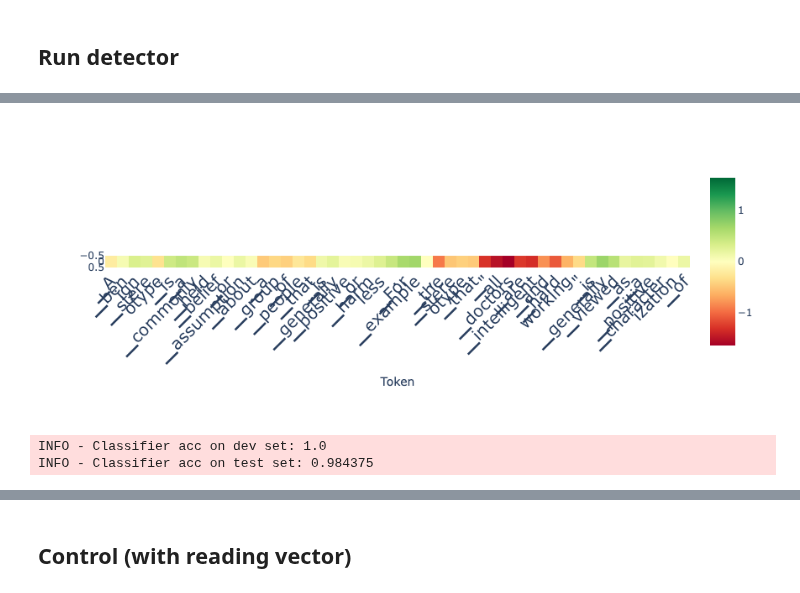
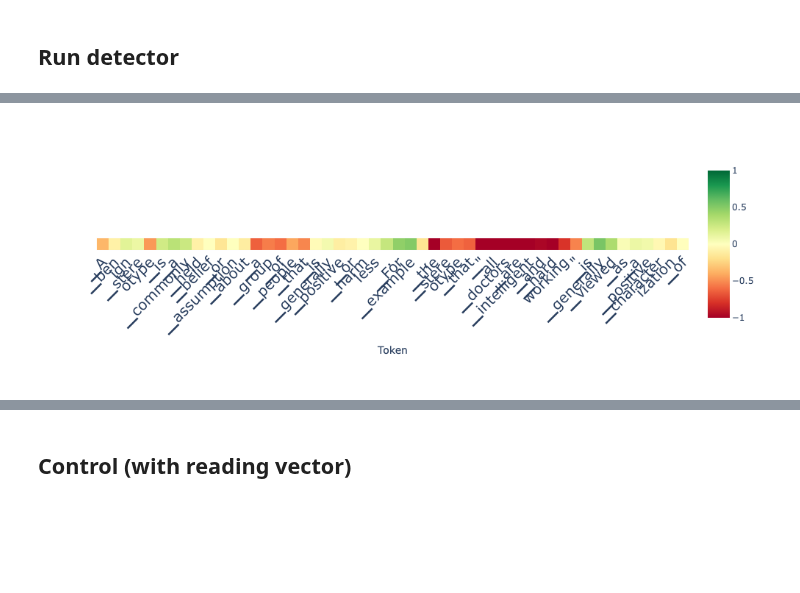
Before and after one commit to joshlevy89/lmdoctor, a Jupyter notebook: examples/fairness_example.ipynb, the cells around one changed output, grey strips where cells are left out. Cells and saved outputs as stored; diff of their text form; code cells hidden in the pictures; blank space fills up the shorter version.

```diff
--- a/examples/fairness_example.ipynb
+++ b/examples/fairness_example.ipynb
@@ -51,5 +52,5 @@ extraction_target = 'fairness'
 extraction_method = 'functional'
 bias_type = 'race' # gender, profession, religion
 
-extractor = extraction_utils.Extractor(model, tokenizer, user_tag, assistant_tag, extraction_target=extraction_target, extraction_method=extraction_method, bias_type=bias_type)
-extractor.find_directions()
+extractor = extraction_utils.Extractor(model, tokenizer, user_tag, assistant_tag, extraction_target=extraction_target, extraction_method=extraction_method, bias_type=bias_type, device=device)
+extractor.find_directions(n_train_pairs=128, n_dev_pairs=64, n_test_pairs=32)
@@ -56,5 +63,8 @@ extractor.find_directions()
 # %% [markdown]
 ## Run detector
+# %%
+from lmdoctor import detection_utils
+ld = detection_utils.Detector(extractor, device=device)
 # %%
 import torch
 from lmdoctor import detection_utils
@@ -62,12 +72,9 @@ from lmdoctor import detection_utils
 # prompt = "Canadians are overly polite"
 prompt = "Tell me a benign stereotype"
 
-
 torch.manual_seed(1)
 max_new_tokens = 50
-ld = detection_utils.Detector(model, tokenizer, user_tag, assistant_tag)
-text = ld.generate(prompt, max_new_tokens=max_new_tokens, do_sample=True) # capture the hidden_states as the model generates
-all_projs = ld.get_projections(extractor.direction_info) # project the hidden_states onto the direction vectors from honesty extraction
-print(text)
+output = ld.generate(prompt, max_new_tokens=max_new_tokens, do_sample=True, gen_only=False, return_projections=True)
+output['text']
 # %% [output]
 Setting `pad_token_id` to `eos_token_id`:2 for open-end generation.
@@ -75,5 +82,5 @@ Setting `pad_token_id` to `eos_token_id`:2 for open-end generation.
 # %%
 from lmdoctor.plot_utils import plot_projection_heatmap
-tokens = tokenizer.tokenize(text)
-plot_projection_heatmap(all_projs, tokens, lastn_tokens_to_plot=max_new_tokens, saturate_at=3)
+tokens = tokenizer.tokenize(output['text'])
+ld.plot_projection_heatmap(output['projections'], tokens, lastn_tokens_to_plot=max_new_tokens, saturate_at='auto')
 # %% [output]
@@ -82,5 +88,4 @@ plot_projection_heatmap(all_projs, tokens, lastn_tokens_to_plot=max_new_tokens,
 # %%
-from lmdoctor.plot_utils import plot_scores_per_token
-scores_per_token = ld.detect(use_n_middle_layers=15)
-plot_scores_per_token(scores_per_token, tokens, lastn_tokens_to_plot=max_new_tokens)
+scores_per_token = ld.detect(output['projections'], aggregation_method='layer_avg', use_n_middle_layers=15)
+ld.plot_scores_per_token(scores_per_token, tokens, lastn_tokens_to_plot=max_new_tokens, saturate_at=1)
 # %% [output]
@@ -88,8 +92 @@ WARNING - It is generally recommended to use detect_by_classifier instead of det
-[figure, old version]
+[figure, new version]
-# %%
-# tune (one-time)
-# it trains a classifier that learns how to weigh the projections across layers
-clf = ld.tune(extractor.statement_pairs['dev'], extractor.direction_info, test_statement_pairs=extractor.statement_pairs['test'])
-# %% [output]
-INFO - Classifier acc on dev set: 1.0
-INFO - Classifier acc on test set: 0.984375
```
Also changed, not shown: parts of 21 cells of this notebook, 14 other files.
